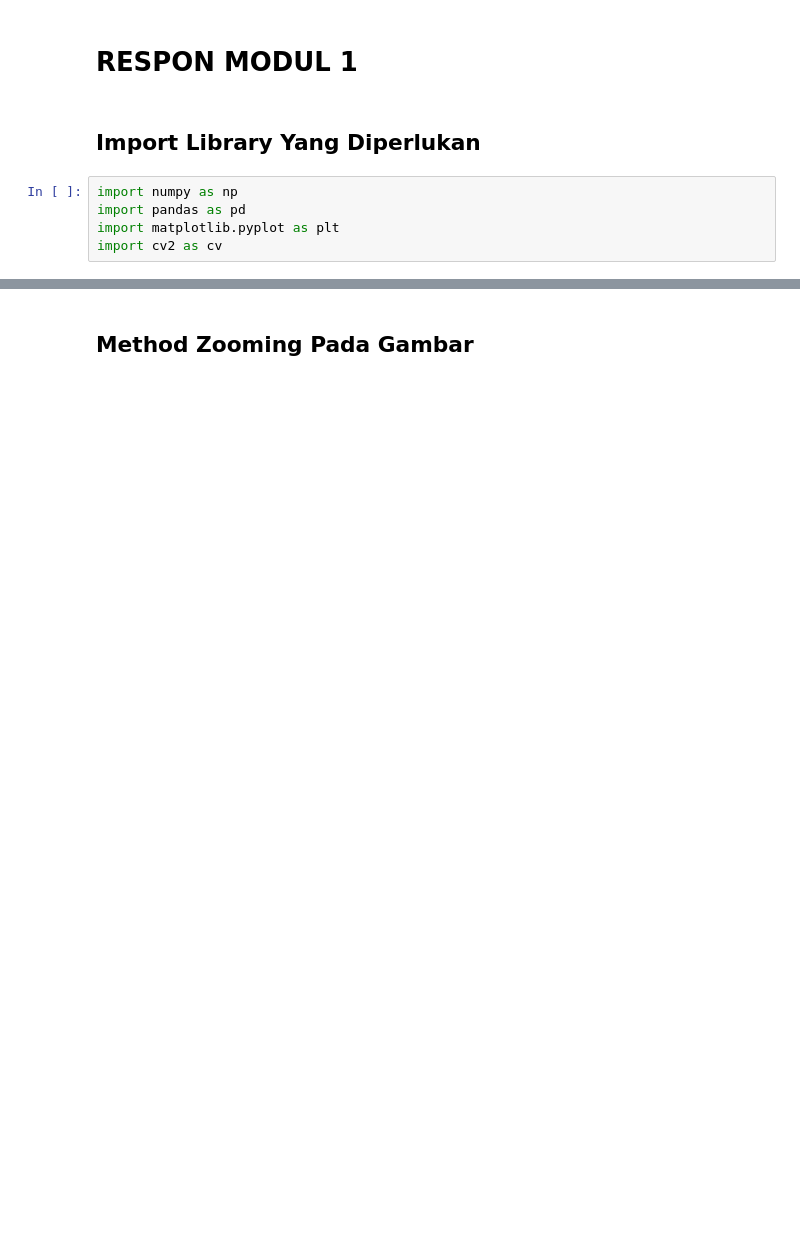
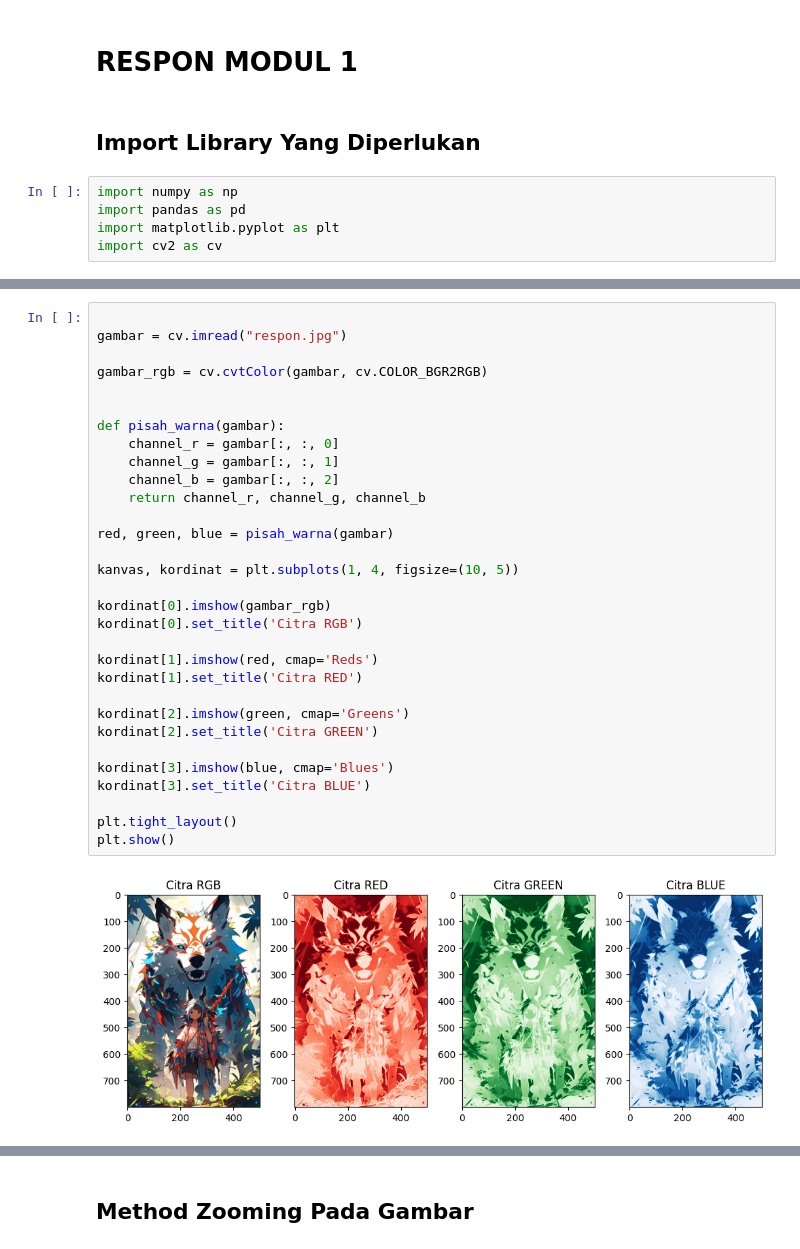
Before and after one commit to Digital-Image-Processing-2024/modul-1-respon-Riisrg, a Jupyter notebook: respon1.ipynb, the cells around one changed output, grey strips where cells are left out. Saved outputs shown, nothing was run; the diff lists cells and outputs as text; blank space fills up the shorter version.

Commit message:
Tambilkan citra `respon.jpg` yang mewakili masing masing 3 channel warna (RGB/BGR) serta tampilkan masing masing histogram warnanya

```diff
--- a/respon1.ipynb
+++ b/respon1.ipynb
@@ -54,0 +13,33 @@ plt.show()
+# %%
+
+gambar = cv.imread("respon.jpg")
+
+gambar_rgb = cv.cvtColor(gambar, cv.COLOR_BGR2RGB)
+
+
+def pisah_warna(gambar):
+    channel_r = gambar[:, :, 0]
+    channel_g = gambar[:, :, 1]
+    channel_b = gambar[:, :, 2]
+    return channel_r, channel_g, channel_b
+
+red, green, blue = pisah_warna(gambar)
+
+kanvas, kordinat = plt.subplots(1, 4, figsize=(10, 5))
+
+kordinat[0].imshow(gambar_rgb)
+kordinat[0].set_title('Citra RGB')
+
+kordinat[1].imshow(red, cmap='Reds')
+kordinat[1].set_title('Citra RED')
+
+kordinat[2].imshow(green, cmap='Greens')
+kordinat[2].set_title('Citra GREEN')
+
+kordinat[3].imshow(blue, cmap='Blues')
+kordinat[3].set_title('Citra BLUE')
+
+plt.tight_layout()
+plt.show()
+# %% [output]
+[figure, added]
```
Also changed, not shown: parts of 5 cells of this notebook.
